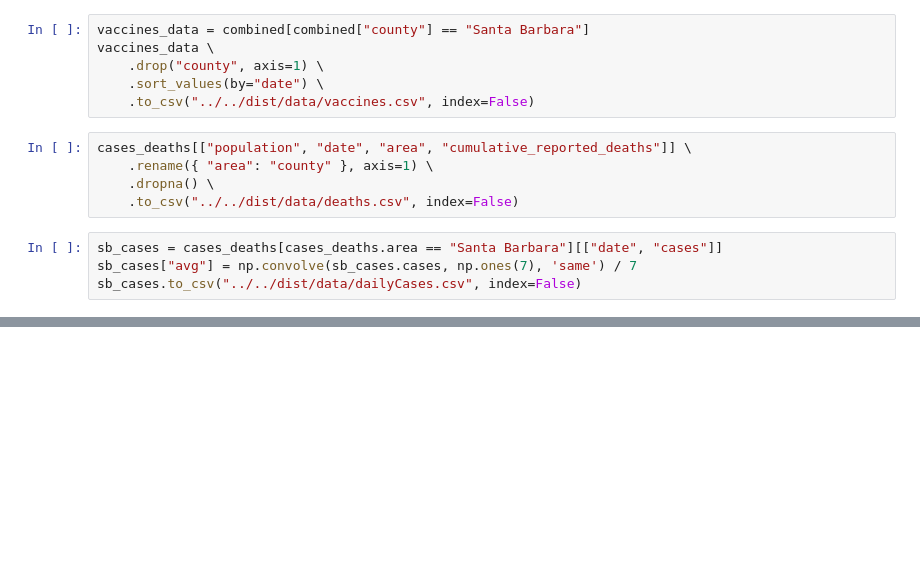
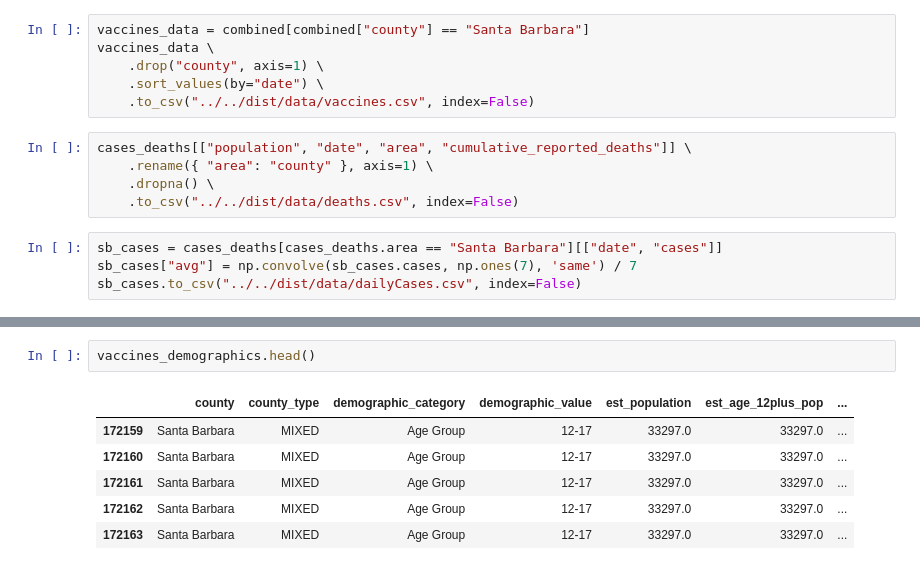
Before and after one commit to dailynexusdata/covid-dashboard, a Jupyter notebook: src/package/webscrape.ipynb, the cells around one changed output, grey strips where cells are left out. Saved outputs shown, nothing was run; the diff lists cells and outputs as text; blank space fills up the shorter version.

```diff
--- a/src/package/webscrape.ipynb
+++ b/src/package/webscrape.ipynb
@@ -69,0 +84,9 @@ sb_cases.to_csv("../../dist/data/dailyCases.csv", index=False)
+# %%
+vaccines_demographics.head()
+# %% [output]
+|  | county | county_type | demographic_category | demographic_value | est_population | est_age_12plus_pop | ... |
+| 172159 | Santa Barbara | MIXED | Age Group | 12-17 | 33297.0 | 33297.0 | ... |
+| 172160 | Santa Barbara | MIXED | Age Group | 12-17 | 33297.0 | 33297.0 | ... |
+| 172161 | Santa Barbara | MIXED | Age Group | 12-17 | 33297.0 | 33297.0 | ... |
+| 172162 | Santa Barbara | MIXED | Age Group | 12-17 | 33297.0 | 33297.0 | ... |
+| 172163 | Santa Barbara | MIXED | Age Group | 12-17 | 33297.0 | 33297.0 | ... |
```
Also changed, not shown: parts of 12 cells of this notebook, 2 other files.
